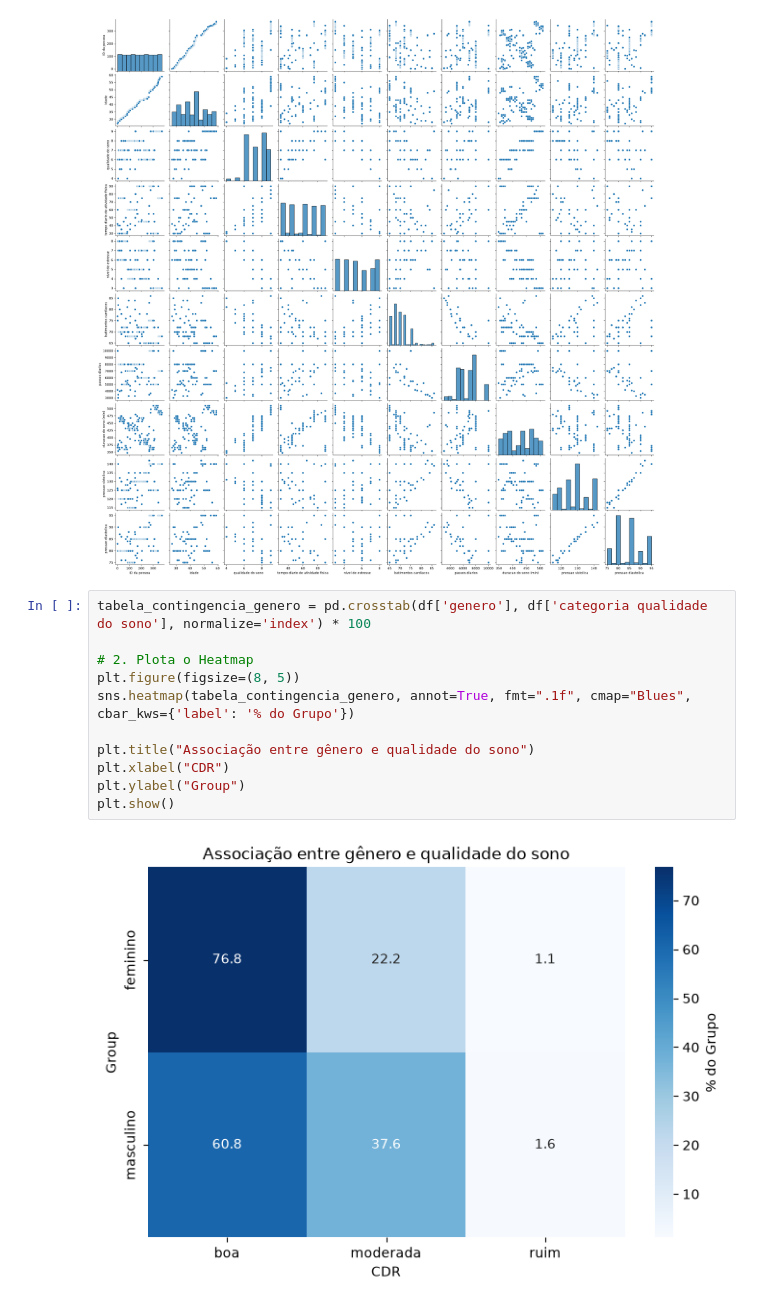
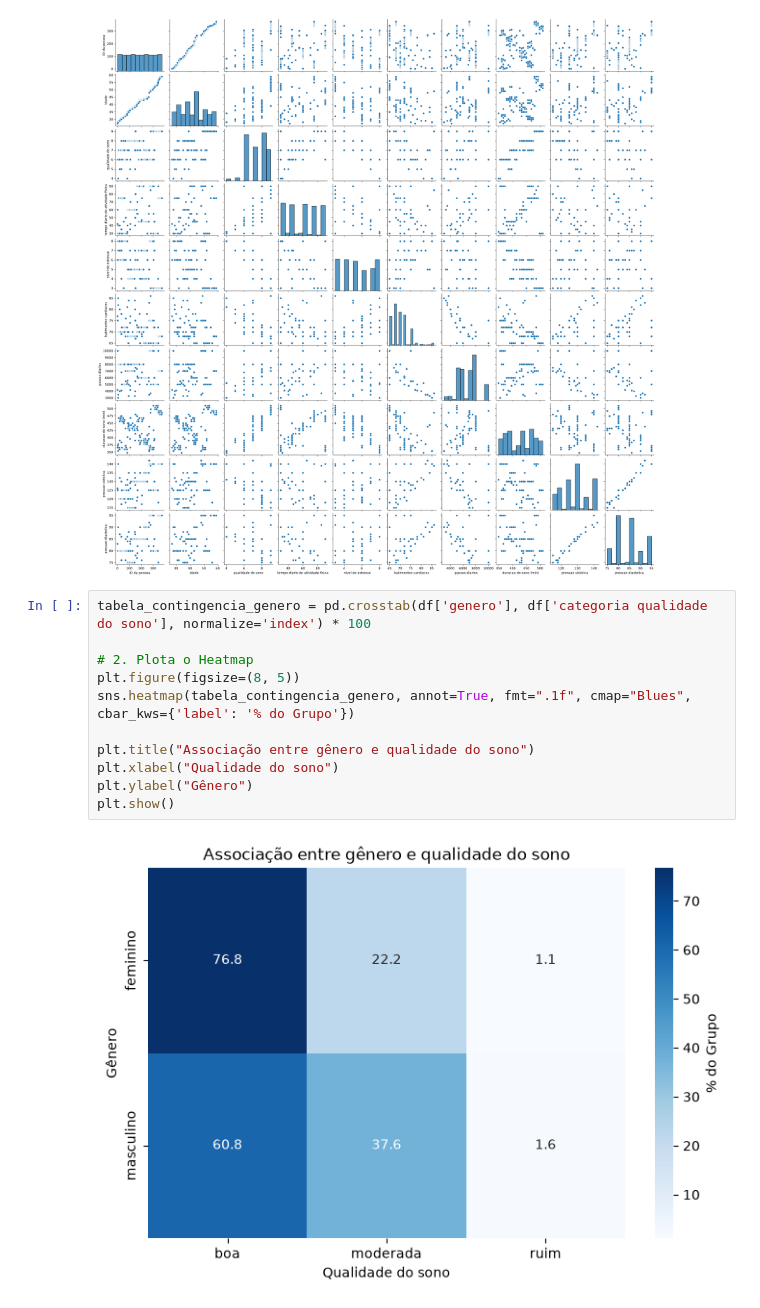
Before and after one commit to squad-ada-lovelace/Desafio_07-Desafio-final, a Jupyter notebook: notebook/02_notebook_claudia_EDA.ipynb, the cells around one changed output. Drawn from its saved outputs; the diff is of its cells as text.

```diff
--- a/notebook/notebook_claudia_EDA.ipynb
+++ b/notebook/02_notebook_claudia_EDA.ipynb
@@ -118,16 +119,16 @@ sns.pairplot(df)
 # %%
 tabela_contingencia_genero = pd.crosstab(df['genero'], df['categoria qualidade do sono'], normalize='index') * 100
 
 # 2. Plota o Heatmap
 plt.figure(figsize=(8, 5))
 sns.heatmap(tabela_contingencia_genero, annot=True, fmt=".1f", cmap="Blues", cbar_kws={'label': '% do Grupo'})
 
 plt.title("Associação entre gênero e qualidade do sono")
-plt.xlabel("CDR")
-plt.ylabel("Group")
+plt.xlabel("Qualidade do sono")
+plt.ylabel("Gênero")
 plt.show()
 # %% [output]
-[figure, old version]
+[figure, new version]
 # %%
 tabela_contingencia_ocupacao = pd.crosstab(df['ocupacao'], df['categoria qualidade do sono'], normalize='index') * 100
 
```
Also changed, not shown: parts of 16 cells of this notebook, 4 other files.
